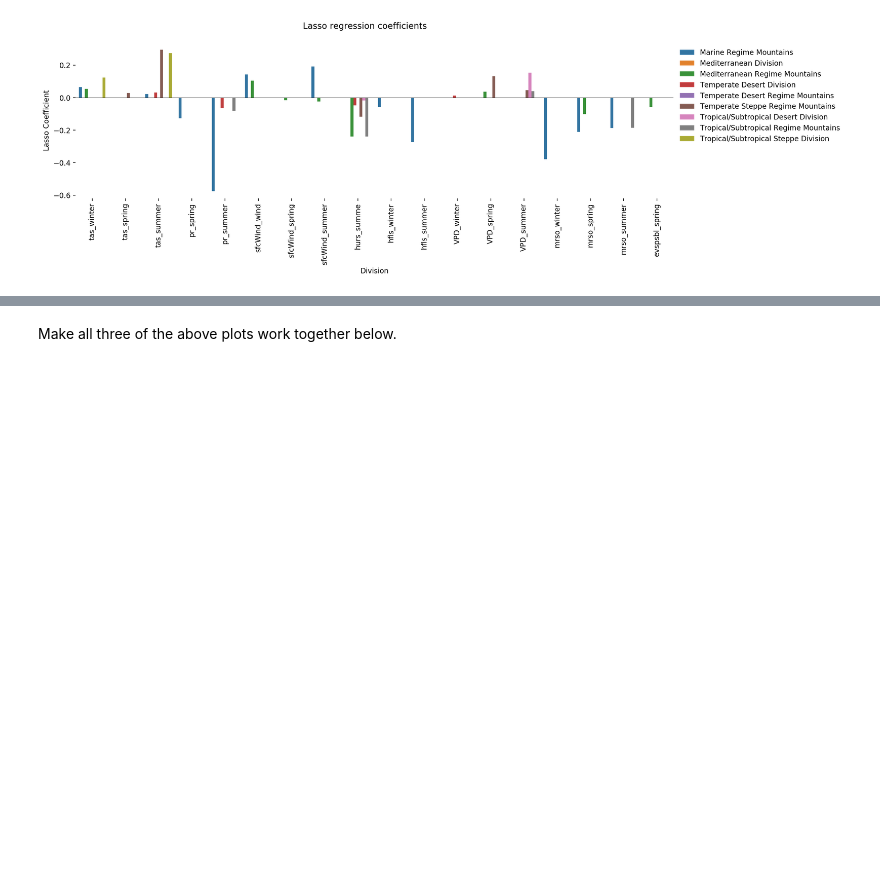
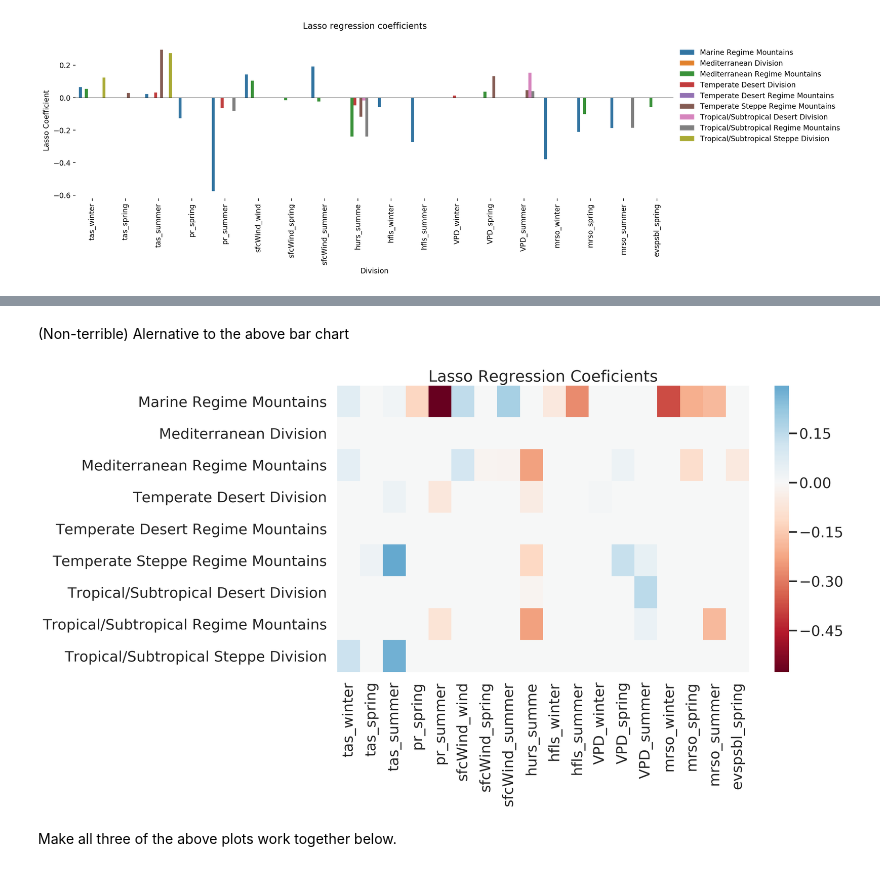
Before and after one commit to stevenjoelbrey/metSpread, a Jupyter notebook: Python/mapped_correlations.ipynb, the cells around one changed output, grey strips where cells are left out. Saved outputs shown, nothing was run; the diff lists cells and outputs as text; code cells hidden in the pictures; blank space fills up the shorter version.

```diff
--- a/Python/mapped_correlations.ipynb
+++ b/Python/mapped_correlations.ipynb
@@ -188,4 +176,5 @@ coef_df
 # %%
+# Set -0 to zero
+coef_df = coef_df.iloc[:, np.array(coef_df.sum() != 0)]
 # remove any column where the sum is zero
-coef_df = coef_df.iloc[:, np.array(coef_df.sum() != 0)]
-coef_df
+coef_df.iloc[coef_df == 0] = 0
@@ -203,0 +256,5 @@ coef_df
+# %%
+f, ax = plt.subplots(figsize=(10, 8))
+corr = dataframe.corr()
+sns.heatmap(corr, mask=np.zeros_like(corr, dtype=np.bool), cmap=sns.diverging_palette(220, 10, as_cmap=True),
+            square=True, ax=ax)
@@ -281,3 +320,15 @@ Type:      method
+# %%
+sns.set(font_scale=1.1)
+# %% [markdown]
+(Non-terrible) Alernative to the above bar chart
+# %%
+with sns.plotting_context("poster"):
+    f, ax = plt.subplots(figsize=(14, 8), dpi=200)
+    ax1 = sns.heatmap(coef_df, center=0, cmap="RdBu")
+    ax1.set(xlabel="", ylabel="", title="Lasso Regression Coeficients")
+    plt.savefig("../Figures/beta/coef_heat_matrix.png",  bbox_inches='tight')
+# %% [output]
+[figure, added]
 # %% [markdown]
 Make all three of the above plots work together below.
 # %%
```
Also changed, not shown: parts of 8 cells of this notebook.
